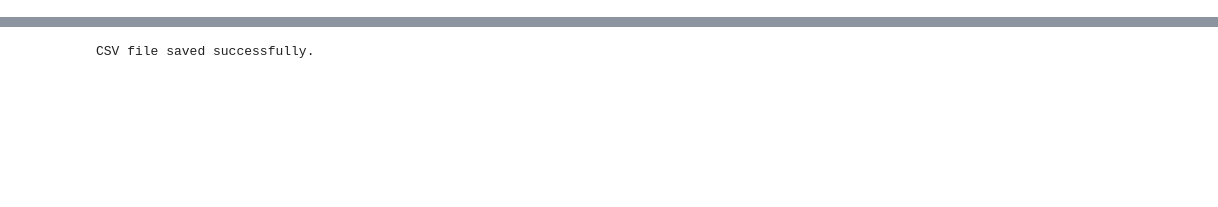
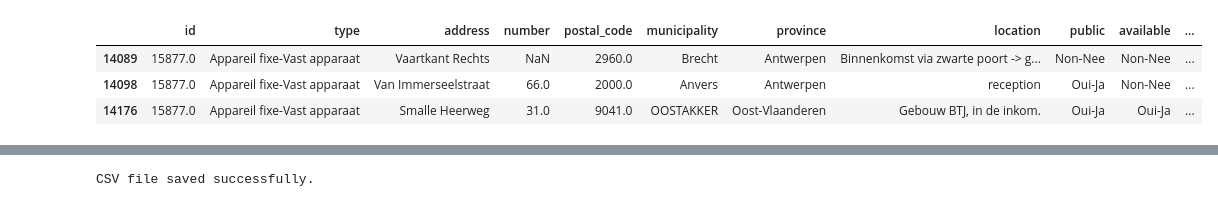
Before and after one commit to isa-sc/mda-project, a Jupyter notebook: aed_map.ipynb, the cells around one changed output, grey strips where cells are left out. Cells and saved outputs as stored; diff of their text form; code cells hidden in the pictures; blank space fills up the shorter version.

```diff
--- a/aed_map.ipynb
+++ b/aed_map.ipynb
@@ -10,3 +10,10 @@ import time
 import csv
 # %%
 df_aed = pd.read_parquet('aed_locations.parquet.gzip')
+# %%
+df_aed.loc[df_aed['id']==15877.0,]
+# %% [output]
+|  | id | type | address | number | postal_code | municipality | province | location | public | available | ... |
+| 14089 | 15877.0 | Appareil fixe-Vast apparaat | Vaartkant Rechts | NaN | 2960.0 | Brecht | Antwerpen | Binnenkomst via zwarte poort -> g... | Non-Nee | Non-Nee | ... |
+| 14098 | 15877.0 | Appareil fixe-Vast apparaat | Van Immerseelstraat | 66.0 | 2000.0 | Anvers | Antwerpen | reception | Oui-Ja | Non-Nee | ... |
+| 14176 | 15877.0 | Appareil fixe-Vast apparaat | Smalle Heerweg | 31.0 | 9041.0 | OOSTAKKER | Oost-Vlaanderen | Gebouw BTJ, in de inkom. | Oui-Ja | Oui-Ja | ... |
```
Also changed, not shown: parts of 22 cells of this notebook, 4 other files.
